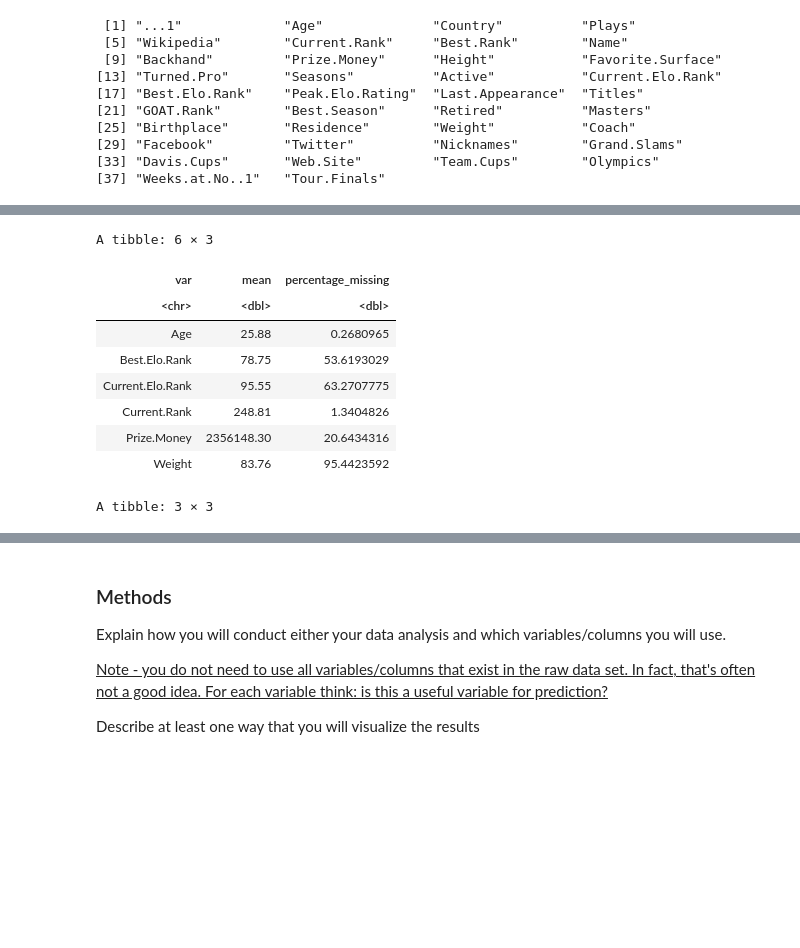
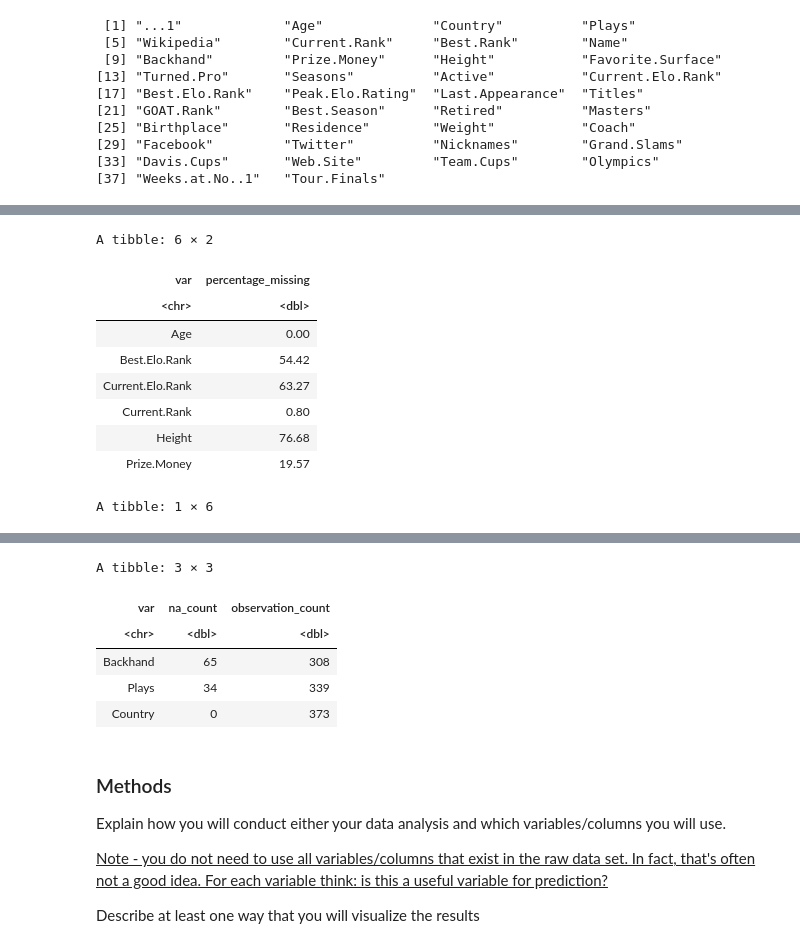
Before and after one commit to tarauboviccc/DSCI100_105_group_project, a Jupyter notebook: group_project_proposal.ipynb, the cells around one changed output, grey strips where cells are left out. Saved outputs shown, nothing was run; the diff lists cells and outputs as text; code cells hidden in the pictures; blank space fills up the shorter version.

Commit message:
summaris training set with tables

```diff
--- a/group_project_proposal.ipynb
+++ b/group_project_proposal.ipynb
@@ -76,11 +94,11 @@ colnames(tennis_stats_data)
 # %%
 
 tennis_cleaned_data <- tennis_stats_data |>
-                select(Prize.Money, Age, Country, Plays, Backhand, Weight, Current.Elo.Rank, Best.Elo.Rank, Current.Rank)|>
+                select(Prize.Money, Age, Country, Plays, Backhand, Height, Current.Elo.Rank, Best.Elo.Rank, Current.Rank)|>
                 mutate(across(Prize.Money: Current.Rank, function(col) {str_extract(col, "^[^ ]+")}))|> #remove any special character and adjust the cellk
                 mutate(Prize.Money = as.numeric(gsub("[^0-9.]+", "", Prize.Money)))|> #changing the prize money into number by removing special characters
                 mutate(Age = as.numeric(Age))|>
-                mutate(across(Weight:Current.Rank, as.numeric))|>  # convert chr to dbl for the rest of the columes
+                mutate(across(Height:Current.Rank, as.numeric))|>  # convert chr to dbl for the rest of the columes
                 mutate(across(Country:Backhand, as.factor))
 
 tennis_cleaned_data
@@ -126,31 +144,53 @@ A tibble: 373 × 9
 # %%
-observation_num <- tennis_train |>
+summary_num <-tennis_train |>
                 select(where(is.numeric)) |>
                 pivot_longer(everything(), names_to = "var", values_to = "val") |>
                 filter(!is.na(val)) |>
                 group_by(var) |>
                 summarise(count = n(), mean = mean(val, na.rm = TRUE)) |>
-                mutate(mean = round(mean, digits = 2), percentage_missing = (1- count/373)*100) |>
-                select(-count)
-observation_num
+                mutate(mean = round(mean, digits = 2), percentage_missing = (1- count/373)*100)
+
+
+observation_percentage_missing <- summary_num |>
+                select(-count, -mean) |>
+                mutate(percentage_missing = round(percentage_missing, digits = 2))
+
+observation_percentage_missing
+
+
+mean_value <- summary_num |>
+                select(-count, -percentage_missing)|>
+                mutate(mean = round(mean, digits = 2)) |>
+                pivot_wider(names_from = var, values_from = mean) |>
+rename("Mean value of Age" = "Age",
+         "Mean value of Best Elo Rank" = "Best.Elo.Rank",
+         "Mean value of Current Elo Rank" = "Current.Elo.Rank",
+         "Mean value of Current Rank" = "Current.Rank",
+         "Mean value of Height" = "Height",
+         "Mean value of Prize Money" = "Prize.Money")
+
+mean_value
+
+
 
 observation_factor <- tennis_train |>
                     select(where(is.factor)) |>
                     pivot_longer(everything(), names_to = "var", values_to = "val") |>
                     filter(is.na(val)) |>
                     group_by(var) |>
                     summarise(na_count = n()) |>
-                    mutate(observation_count = 373 - na_count)
+                    mutate(observation_count = 373 - na_count) |>
+                    add_row(var = "Country", na_count = 0, observation_count = 373) #since there is no na in country, it is eliminated during the process
 
 observation_factor
 # %% [output]
-A tibble: 6 × 3
+A tibble: 6 × 2
-| var | mean | percentage_missing |
-| <chr> | <dbl> | <dbl> |
-| Age | 25.88 | 0.2680965 |
-| Best.Elo.Rank | 78.75 | 53.6193029 |
-| Current.Elo.Rank | 95.55 | 63.2707775 |
-| Current.Rank | 248.81 | 1.3404826 |
-| Prize.Money | 2356148.30 | 20.6434316 |
-| Weight | 83.76 | 95.4423592 |
+| var | percentage_missing |
+| <chr> | <dbl> |
+| Age | 0.00 |
+| Best.Elo.Rank | 54.42 |
+| Current.Elo.Rank | 63.27 |
+| Current.Rank | 0.80 |
+| Height | 76.68 |
+| Prize.Money | 19.57 |
-A tibble: 3 × 3
+A tibble: 1 × 6
@@ -162,3 +200,9 @@ A tibble: 3 × 3
+A tibble: 3 × 3
+| var | na_count | observation_count |
+| <chr> | <dbl> | <dbl> |
+| Backhand | 65 | 308 |
+| Plays | 34 | 339 |
+| Country | 0 | 373 |
 # %% [markdown]
 ### Methods
 Explain how you will conduct either your data analysis and which variables/columns you will use.
```
Also changed, not shown: parts of 4 cells of this notebook.
